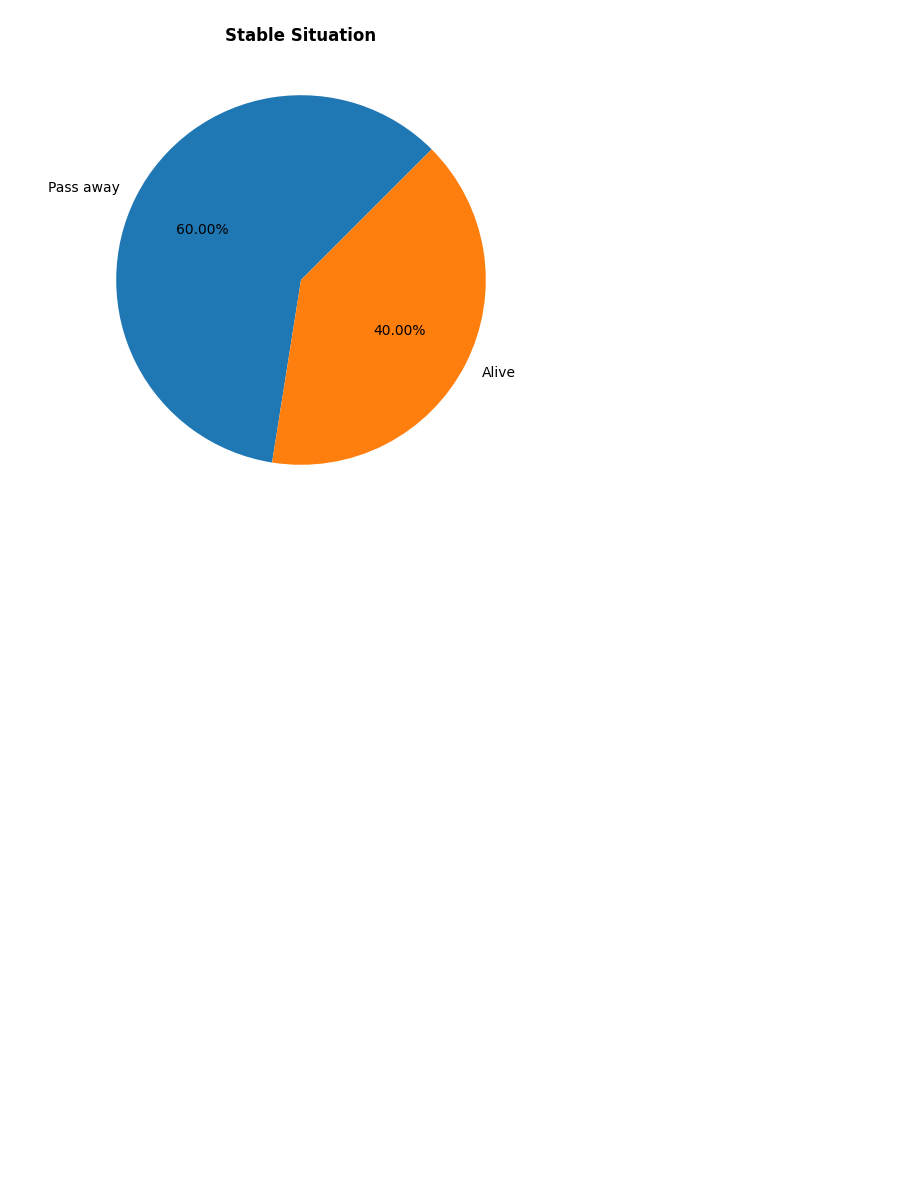
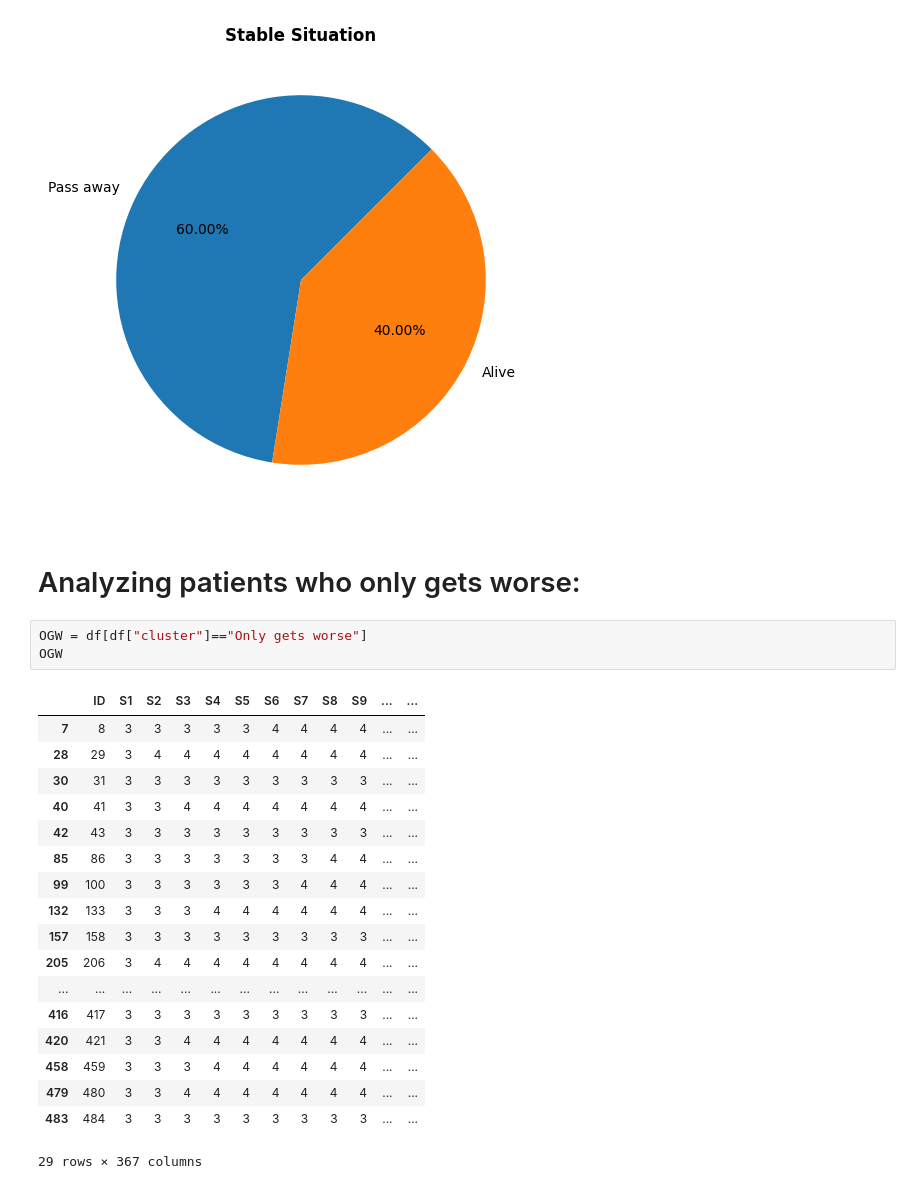
Before and after one commit to SaraGhR/hip-fracture-care-episodes, a Jupyter notebook: hip_fracture_analyzing_clustering.ipynb, the cells around one changed output. Saved outputs shown, nothing was run; the diff lists cells and outputs as text; blank space fills up the shorter version.

```diff
--- a/hip_fracture_analyzing_clustering.ipynb
+++ b/hip_fracture_analyzing_clustering.ipynb
@@ -144,3 +140,27 @@ Pass away    6
 Alive        4
 Name: count, dtype: int64
 [figure]
+# %% [markdown]
+# Analyzing patients who only gets worse:
+# %%
+OGW = df[df["cluster"]=="Only gets worse"]
+OGW
+# %% [output]
+|  | ID | S1 | S2 | S3 | S4 | S5 | S6 | S7 | S8 | S9 | ... | ... |
+| 7 | 8 | 3 | 3 | 3 | 3 | 3 | 4 | 4 | 4 | 4 | ... | ... |
+| 28 | 29 | 3 | 4 | 4 | 4 | 4 | 4 | 4 | 4 | 4 | ... | ... |
+| 30 | 31 | 3 | 3 | 3 | 3 | 3 | 3 | 3 | 3 | 3 | ... | ... |
+| 40 | 41 | 3 | 3 | 4 | 4 | 4 | 4 | 4 | 4 | 4 | ... | ... |
+| 42 | 43 | 3 | 3 | 3 | 3 | 3 | 3 | 3 | 3 | 3 | ... | ... |
+| 85 | 86 | 3 | 3 | 3 | 3 | 3 | 3 | 3 | 4 | 4 | ... | ... |
+| 99 | 100 | 3 | 3 | 3 | 3 | 3 | 3 | 4 | 4 | 4 | ... | ... |
+| 132 | 133 | 3 | 3 | 3 | 4 | 4 | 4 | 4 | 4 | 4 | ... | ... |
+| 157 | 158 | 3 | 3 | 3 | 3 | 3 | 3 | 3 | 3 | 3 | ... | ... |
+| 205 | 206 | 3 | 4 | 4 | 4 | 4 | 4 | 4 | 4 | 4 | ... | ... |
+| ... | ... | ... | ... | ... | ... | ... | ... | ... | ... | ... | ... | ... |
+| 416 | 417 | 3 | 3 | 3 | 3 | 3 | 3 | 3 | 3 | 3 | ... | ... |
+| 420 | 421 | 3 | 3 | 4 | 4 | 4 | 4 | 4 | 4 | 4 | ... | ... |
+| 458 | 459 | 3 | 3 | 3 | 4 | 4 | 4 | 4 | 4 | 4 | ... | ... |
+| 479 | 480 | 3 | 3 | 4 | 4 | 4 | 4 | 4 | 4 | 4 | ... | ... |
+| 483 | 484 | 3 | 3 | 3 | 3 | 3 | 3 | 3 | 3 | 3 | ... | ... |
+29 rows × 367 columns
```
Also changed, not shown: parts of 8 cells of this notebook.
